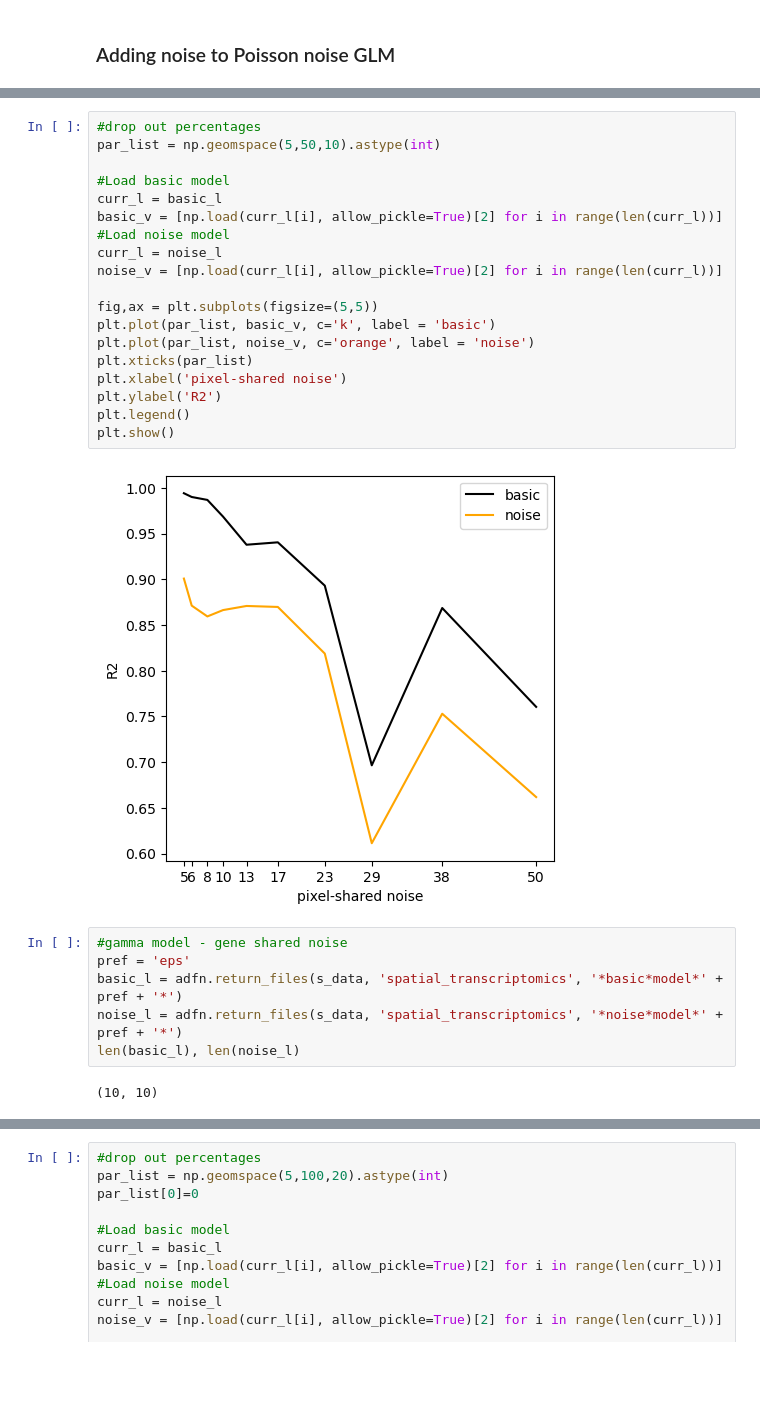
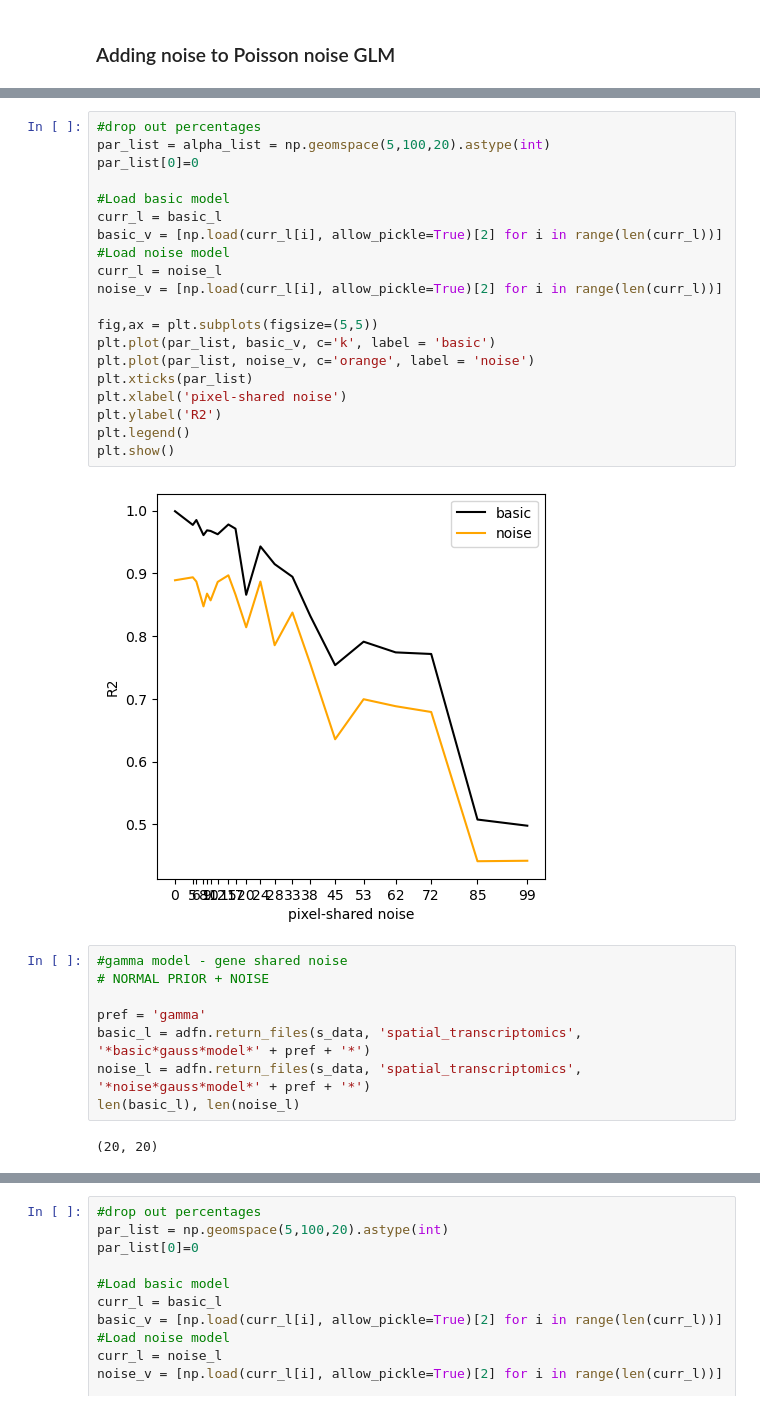
Before and after one commit to dmnburrows/spatial_transcriptomics, a Jupyter notebook: cell_decomp.ipynb, the cells around one changed output, grey strips where cells are left out. Cells and saved outputs as stored; diff of their text form; blank space fills up the shorter version.

Commit message:
re-running noise parameters with correct calculation of mean rates, and re-writing as functions

```diff
--- a/cell_decomp.ipynb
+++ b/cell_decomp.ipynb
@@ -532,29 +522,32 @@ basic_l
 # %%
 #drop out percentages
-par_list = np.geomspace(5,50,10).astype(int)
+par_list = alpha_list = np.geomspace(5,100,20).astype(int)
+par_list[0]=0
 
 #Load basic model
 curr_l = basic_l
 basic_v = [np.load(curr_l[i], allow_pickle=True)[2] for i in range(len(curr_l))]
 #Load noise model
 curr_l = noise_l
 noise_v = [np.load(curr_l[i], allow_pickle=True)[2] for i in range(len(curr_l))]
 
 fig,ax = plt.subplots(figsize=(5,5))
 plt.plot(par_list, basic_v, c='k', label = 'basic')
 plt.plot(par_list, noise_v, c='orange', label = 'noise')
 plt.xticks(par_list)
 plt.xlabel('pixel-shared noise')
 plt.ylabel('R2')
 plt.legend()
 plt.show()
 # %% [output]
-[figure, old version]
+[figure, new version]
 # %%
 #gamma model - gene shared noise
-pref = 'eps'
-basic_l = adfn.return_files(s_data, 'spatial_transcriptomics', '*basic*model*' + pref + '*')
-noise_l = adfn.return_files(s_data, 'spatial_transcriptomics', '*noise*model*' + pref + '*')
+# NORMAL PRIOR + NOISE
+
+pref = 'gamma'
+basic_l = adfn.return_files(s_data, 'spatial_transcriptomics', '*basic*gauss*model*' + pref + '*')
+noise_l = adfn.return_files(s_data, 'spatial_transcriptomics', '*noise*gauss*model*' + pref + '*')
 len(basic_l), len(noise_l)
 # %% [output]
-(10, 10)
+(20, 20)
```
Also changed, not shown: parts of 19 cells of this notebook, 5 other files.
